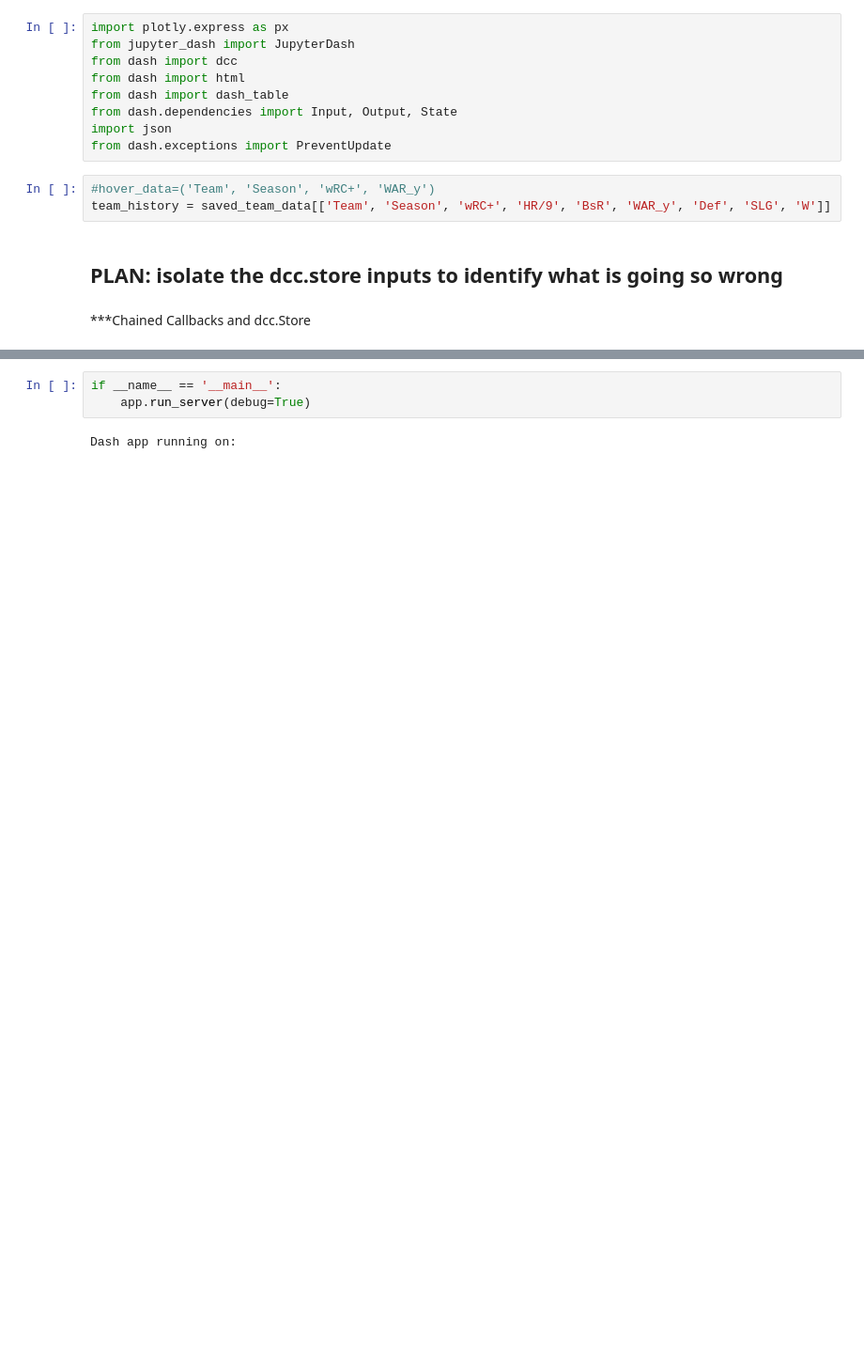
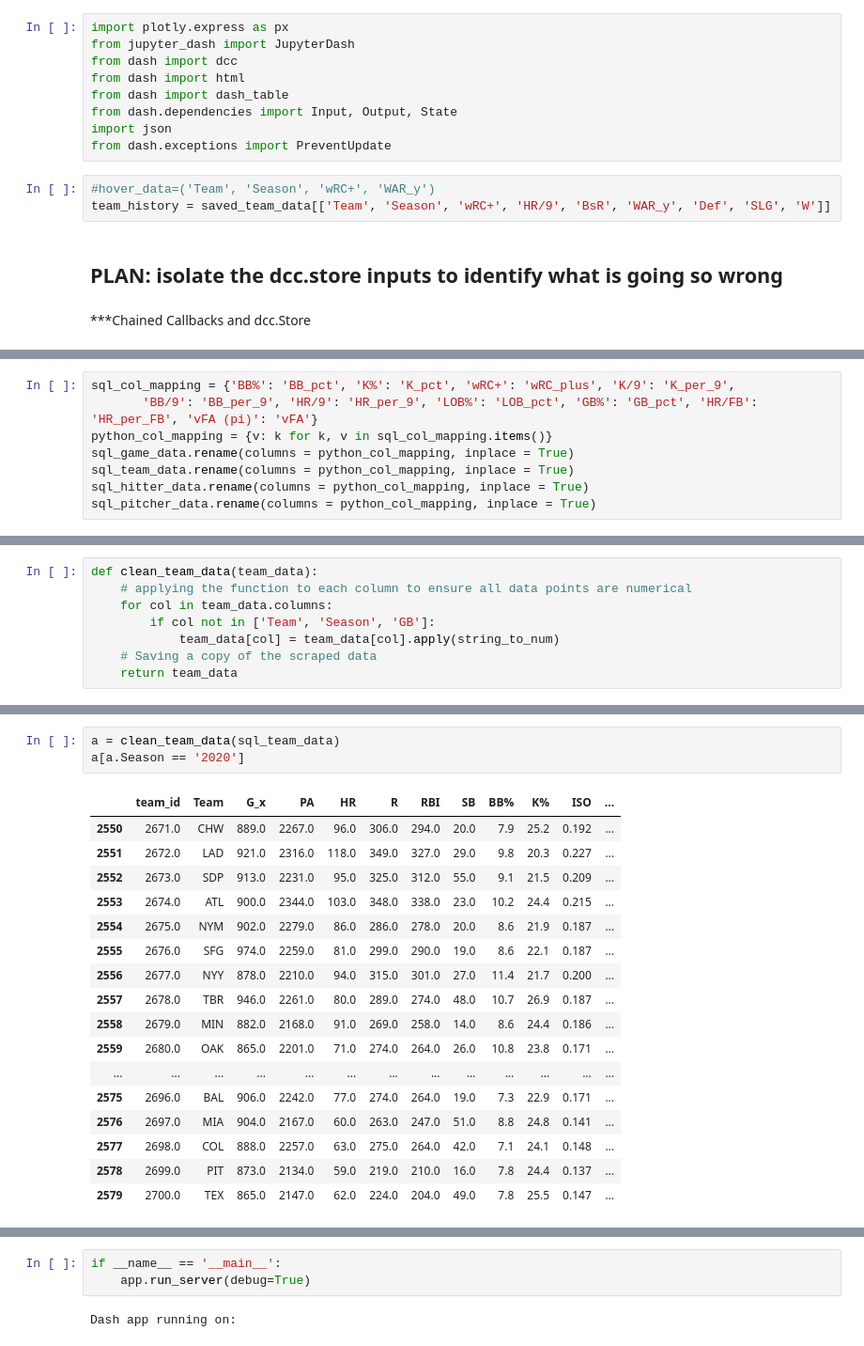
Before and after one commit to timseymour42/mlb-build-a-team, a Jupyter notebook: MLB_Build_a_Team.ipynb, the cells around one changed output, grey strips where cells are left out. Shown at 94% size. Saved outputs shown, nothing was run; the diff lists cells and outputs as text; blank space fills up the shorter version.

Commit message:
Cleaned up file structure

```diff
--- a/MLB_Build_a_Team.ipynb
+++ b/MLB_Build_a_Team.ipynb
@@ -1546,0 +1355,8 @@ team_history = saved_team_data[['Team', 'Season', 'wRC+', 'HR/9', 'BsR', 'WAR_y'
+# %%
+sql_col_mapping = {'BB%': 'BB_pct', 'K%': 'K_pct', 'wRC+': 'wRC_plus', 'K/9': 'K_per_9',
+       'BB/9': 'BB_per_9', 'HR/9': 'HR_per_9', 'LOB%': 'LOB_pct', 'GB%': 'GB_pct', 'HR/FB': 'HR_per_FB', 'vFA (pi)': 'vFA'}
+python_col_mapping = {v: k for k, v in sql_col_mapping.items()}
+sql_game_data.rename(columns = python_col_mapping, inplace = True)
+sql_team_data.rename(columns = python_col_mapping, inplace = True)
+sql_hitter_data.rename(columns = python_col_mapping, inplace = True)
+sql_pitcher_data.rename(columns = python_col_mapping, inplace = True)
@@ -1546,0 +1392,8 @@ team_history = saved_team_data[['Team', 'Season', 'wRC+', 'HR/9', 'BsR', 'WAR_y'
+# %%
+def clean_team_data(team_data):
+    # applying the function to each column to ensure all data points are numerical
+    for col in team_data.columns:
+        if col not in ['Team', 'Season', 'GB']:
+            team_data[col] = team_data[col].apply(string_to_num)
+    # Saving a copy of the scraped data
+    return team_data
@@ -1546,0 +1429,21 @@ team_history = saved_team_data[['Team', 'Season', 'wRC+', 'HR/9', 'BsR', 'WAR_y'
+# %%
+a = clean_team_data(sql_team_data)
+a[a.Season == '2020']
+# %% [output]
+|  | team_id | Team | G_x | PA | HR | R | RBI | SB | BB% | K% | ISO | ... |
+| 2550 | 2671.0 | CHW | 889.0 | 2267.0 | 96.0 | 306.0 | 294.0 | 20.0 | 7.9 | 25.2 | 0.192 | ... |
+| 2551 | 2672.0 | LAD | 921.0 | 2316.0 | 118.0 | 349.0 | 327.0 | 29.0 | 9.8 | 20.3 | 0.227 | ... |
+| 2552 | 2673.0 | SDP | 913.0 | 2231.0 | 95.0 | 325.0 | 312.0 | 55.0 | 9.1 | 21.5 | 0.209 | ... |
+| 2553 | 2674.0 | ATL | 900.0 | 2344.0 | 103.0 | 348.0 | 338.0 | 23.0 | 10.2 | 24.4 | 0.215 | ... |
+| 2554 | 2675.0 | NYM | 902.0 | 2279.0 | 86.0 | 286.0 | 278.0 | 20.0 | 8.6 | 21.9 | 0.187 | ... |
+| 2555 | 2676.0 | SFG | 974.0 | 2259.0 | 81.0 | 299.0 | 290.0 | 19.0 | 8.6 | 22.1 | 0.187 | ... |
+| 2556 | 2677.0 | NYY | 878.0 | 2210.0 | 94.0 | 315.0 | 301.0 | 27.0 | 11.4 | 21.7 | 0.200 | ... |
+| 2557 | 2678.0 | TBR | 946.0 | 2261.0 | 80.0 | 289.0 | 274.0 | 48.0 | 10.7 | 26.9 | 0.187 | ... |
+| 2558 | 2679.0 | MIN | 882.0 | 2168.0 | 91.0 | 269.0 | 258.0 | 14.0 | 8.6 | 24.4 | 0.186 | ... |
+| 2559 | 2680.0 | OAK | 865.0 | 2201.0 | 71.0 | 274.0 | 264.0 | 26.0 | 10.8 | 23.8 | 0.171 | ... |
+| ... | ... | ... | ... | ... | ... | ... | ... | ... | ... | ... | ... | ... |
+| 2575 | 2696.0 | BAL | 906.0 | 2242.0 | 77.0 | 274.0 | 264.0 | 19.0 | 7.3 | 22.9 | 0.171 | ... |
+| 2576 | 2697.0 | MIA | 904.0 | 2167.0 | 60.0 | 263.0 | 247.0 | 51.0 | 8.8 | 24.8 | 0.141 | ... |
+| 2577 | 2698.0 | COL | 888.0 | 2257.0 | 63.0 | 275.0 | 264.0 | 42.0 | 7.1 | 24.1 | 0.148 | ... |
+| 2578 | 2699.0 | PIT | 873.0 | 2134.0 | 59.0 | 219.0 | 210.0 | 16.0 | 7.8 | 24.4 | 0.137 | ... |
+| 2579 | 2700.0 | TEX | 865.0 | 2147.0 | 62.0 | 224.0 | 204.0 | 49.0 | 7.8 | 25.5 | 0.147 | ... |
```
Also changed, not shown: parts of 119 cells of this notebook, 7 other files.
